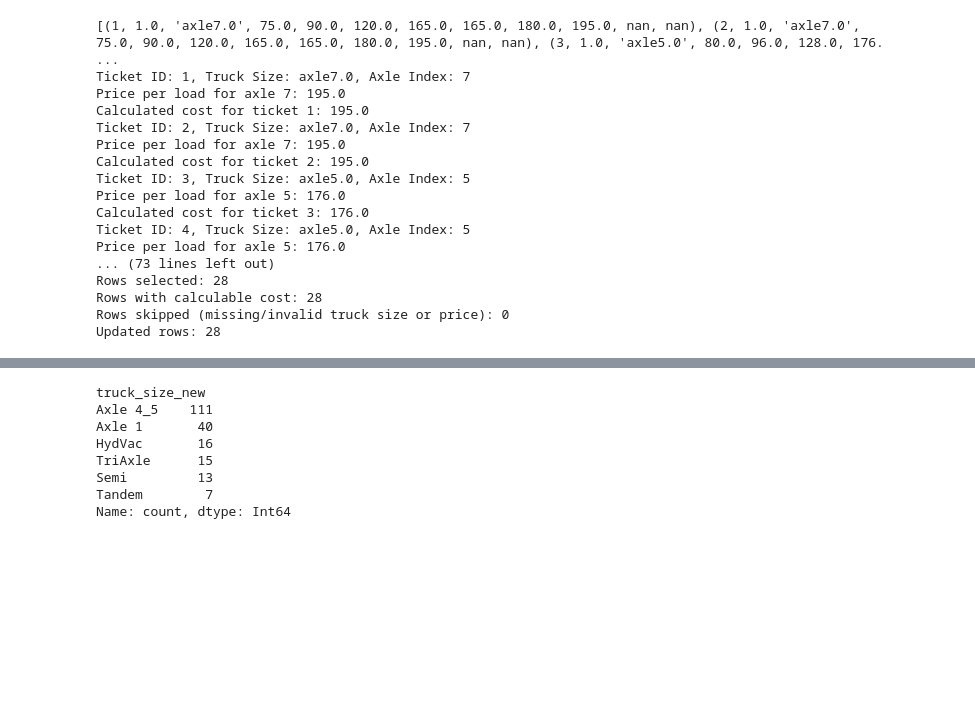
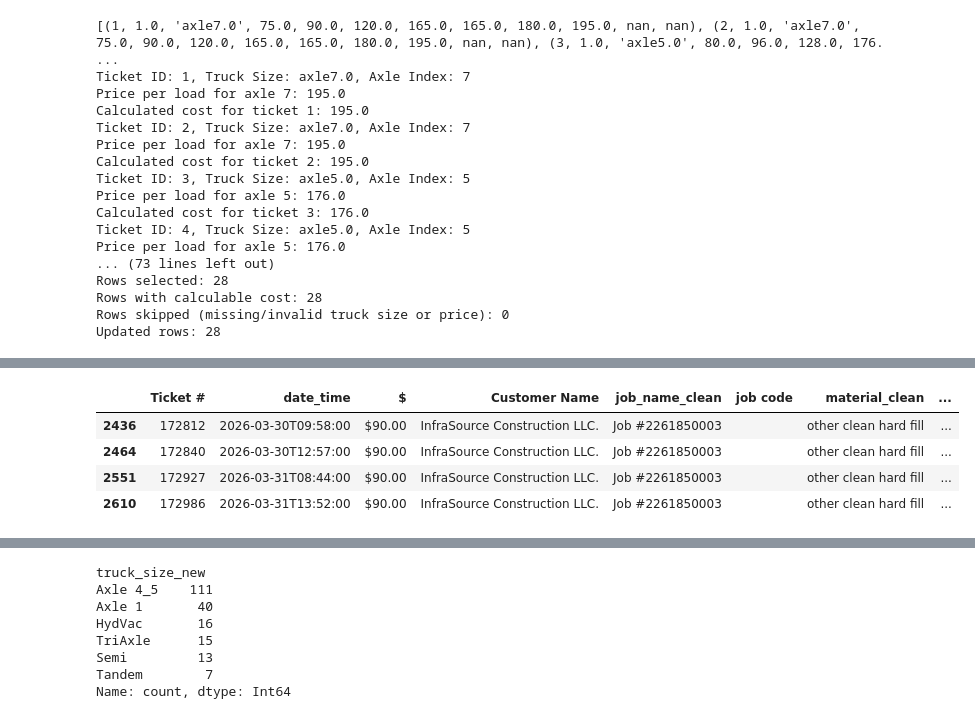
Before and after one commit to Pranava-mre/McCraken-Ticket-System, a Jupyter notebook: database.ipynb, the cells around one changed output, grey strips where cells are left out. Saved outputs shown, nothing was run; the diff lists cells and outputs as text; code cells hidden in the pictures; blank space fills up the shorter version.

```diff
--- a/database.ipynb
+++ b/database.ipynb
@@ -856,0 +887,8 @@ Index(['Ticket #', 'Date', 'Time', 'Truck #', 'Trucksize', ' $ ',
+# %%
+df_merged[df_merged['id_cust'].isna()]
+# %% [output]
+|  | Ticket # | date_time | $ | Customer Name | job_name_clean | job code | material_clean | ... |
+| 2436 | 172812 | 2026-03-30T09:58:00 | $90.00 | InfraSource Construction LLC. | Job #2261850003 |  | other clean hard fill | ... |
+| 2464 | 172840 | 2026-03-30T12:57:00 | $90.00 | InfraSource Construction LLC. | Job #2261850003 |  | other clean hard fill | ... |
+| 2551 | 172927 | 2026-03-31T08:44:00 | $90.00 | InfraSource Construction LLC. | Job #2261850003 |  | other clean hard fill | ... |
+| 2610 | 172986 | 2026-03-31T13:52:00 | $90.00 | InfraSource Construction LLC. | Job #2261850003 |  | other clean hard fill | ... |
```
Also changed, not shown: parts of 20 cells of this notebook, 2 other files.
